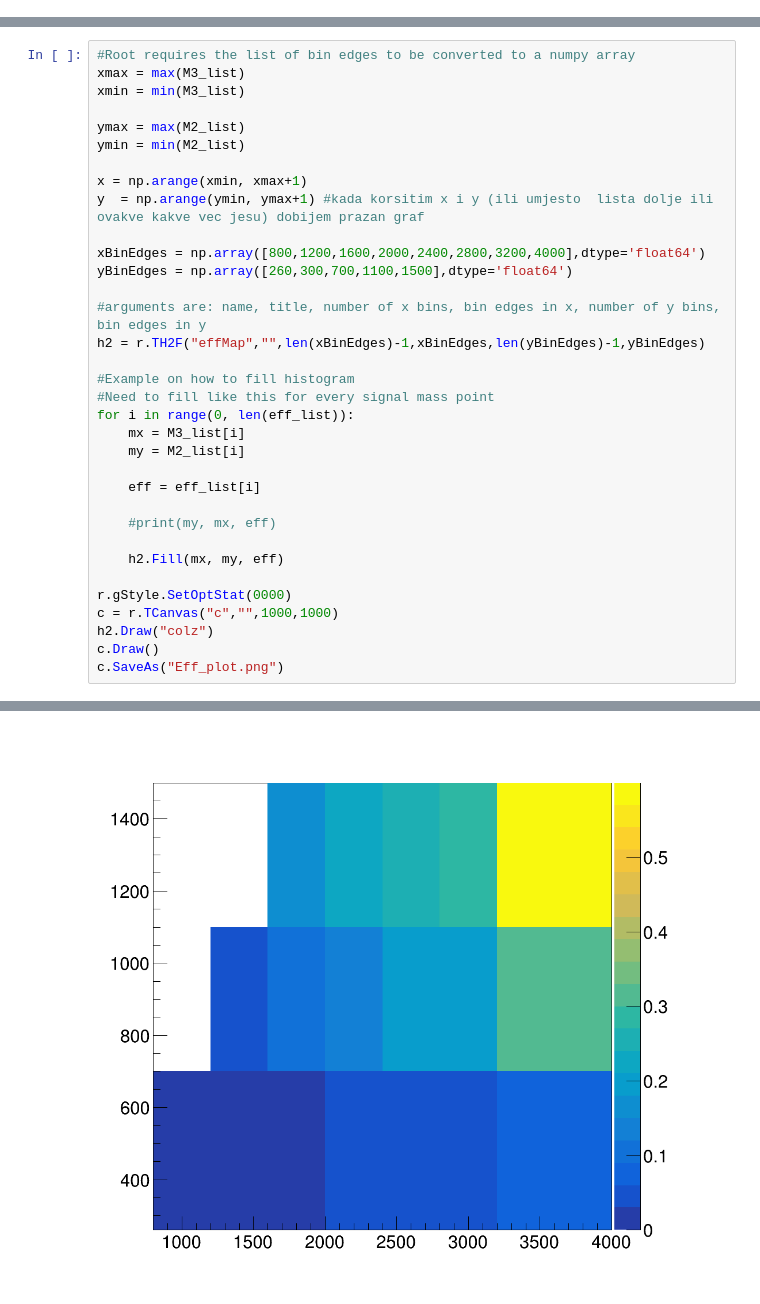
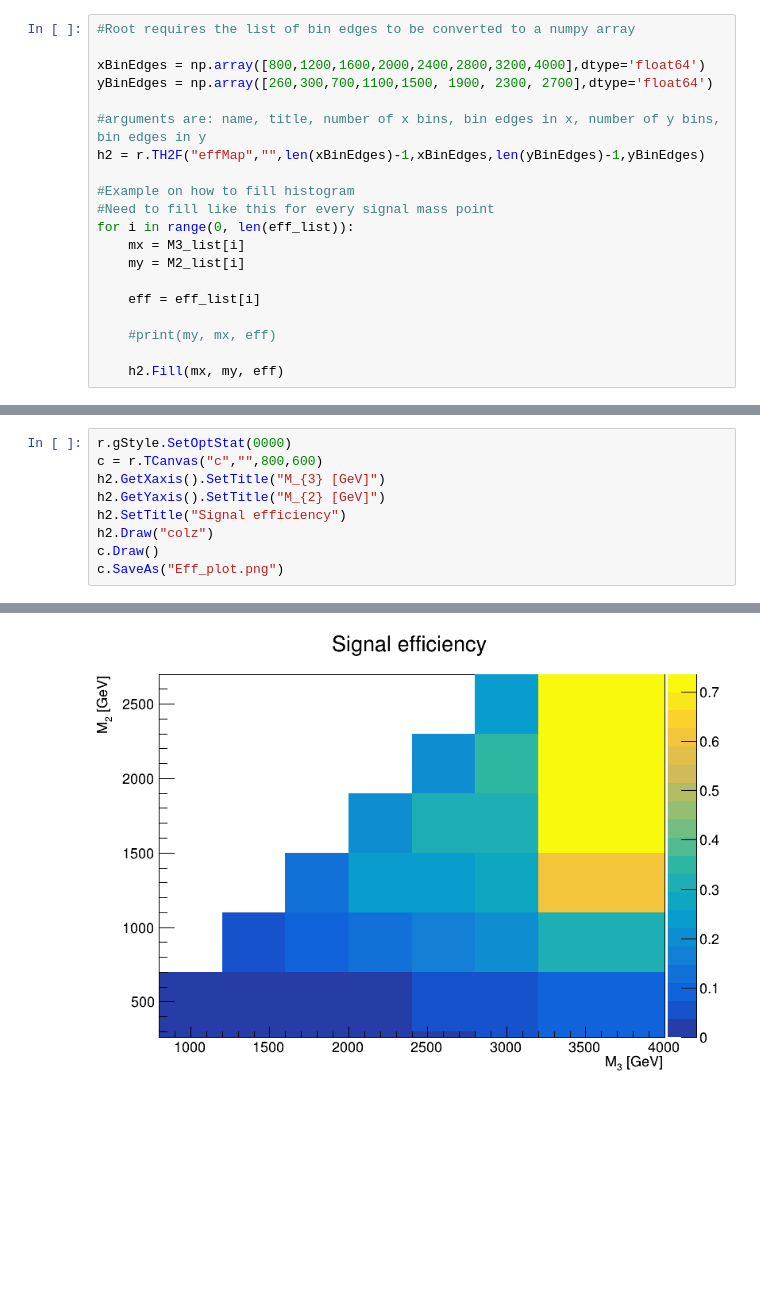
Before and after one commit to mroguljic/H3PO_Autumn, a Jupyter notebook: notebooks/efficiencyPlotting.ipynb, the cells around one changed output, grey strips where cells are left out. Cells and saved outputs as stored; diff of their text form; blank space fills up the shorter version.

Commit message:
Added labels, titles, new cut for M2 in efficiency plot and cuts json file

```diff
--- a/notebooks/efficiencyPlotting.ipynb
+++ b/notebooks/efficiencyPlotting.ipynb
@@ -47,0 +53,20 @@ M2_list, M3_list, eff_list = plot_eff(filename)
+# %%
+#Root requires the list of bin edges to be converted to a numpy array
+
+xBinEdges = np.array([800,1200,1600,2000,2400,2800,3200,4000],dtype='float64')
+yBinEdges = np.array([260,300,700,1100,1500, 1900, 2300, 2700],dtype='float64')
+
+#arguments are: name, title, number of x bins, bin edges in x, number of y bins, bin edges in y
+h2 = r.TH2F("effMap","",len(xBinEdges)-1,xBinEdges,len(yBinEdges)-1,yBinEdges)
+
+#Example on how to fill histogram
+#Need to fill like this for every signal mass point
+for i in range(0, len(eff_list)):
+    mx = M3_list[i]
+    my = M2_list[i]
+
+    eff = eff_list[i]
+
+    #print(my, mx, eff)
+
+    h2.Fill(mx, my, eff)
@@ -48,34 +75,9 @@ M2_list, M3_list, eff_list = plot_eff(filename)
 # %%
-#Root requires the list of bin edges to be converted to a numpy array
-xmax = max(M3_list)
-xmin = min(M3_list)
-
-ymax = max(M2_list)
-ymin = min(M2_list)
-
-x = np.arange(xmin, xmax+1)
-y  = np.arange(ymin, ymax+1) #kada korsitim x i y (ili umjesto  lista dolje ili ovakve kakve vec jesu) dobijem prazan graf
-
-xBinEdges = np.array([800,1200,1600,2000,2400,2800,3200,4000],dtype='float64')
-yBinEdges = np.array([260,300,700,1100,1500],dtype='float64')
-
-#arguments are: name, title, number of x bins, bin edges in x, number of y bins, bin edges in y
-h2 = r.TH2F("effMap","",len(xBinEdges)-1,xBinEdges,len(yBinEdges)-1,yBinEdges)
-
-#Example on how to fill histogram
-#Need to fill like this for every signal mass point
-for i in range(0, len(eff_list)):
-    mx = M3_list[i]
-    my = M2_list[i]
-
-    eff = eff_list[i]
-
-    #print(my, mx, eff)
-
-    h2.Fill(mx, my, eff)
-
 r.gStyle.SetOptStat(0000)
-c = r.TCanvas("c","",1000,1000)
+c = r.TCanvas("c","",800,600)
+h2.GetXaxis().SetTitle("M_{3} [GeV]")
+h2.GetYaxis().SetTitle("M_{2} [GeV]")
+h2.SetTitle("Signal efficiency")
 h2.Draw("colz")
 c.Draw()
 c.SaveAs("Eff_plot.png")
@@ -83,2 +86,2 @@ c.SaveAs("Eff_plot.png")
 Info in <TCanvas::Print>: png file Eff_plot.png has been created
-[figure, old version]
+[figure, new version]
```
Also changed, not shown: parts of 7 cells of this notebook, 8 other files.
